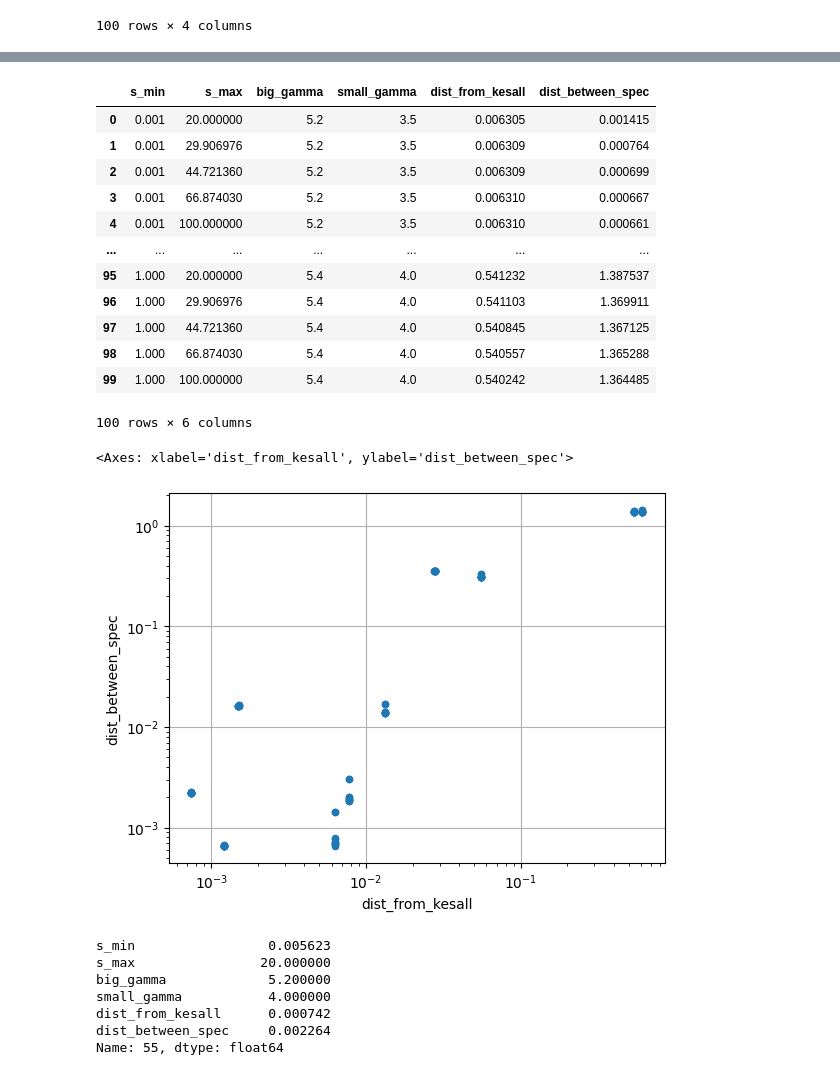
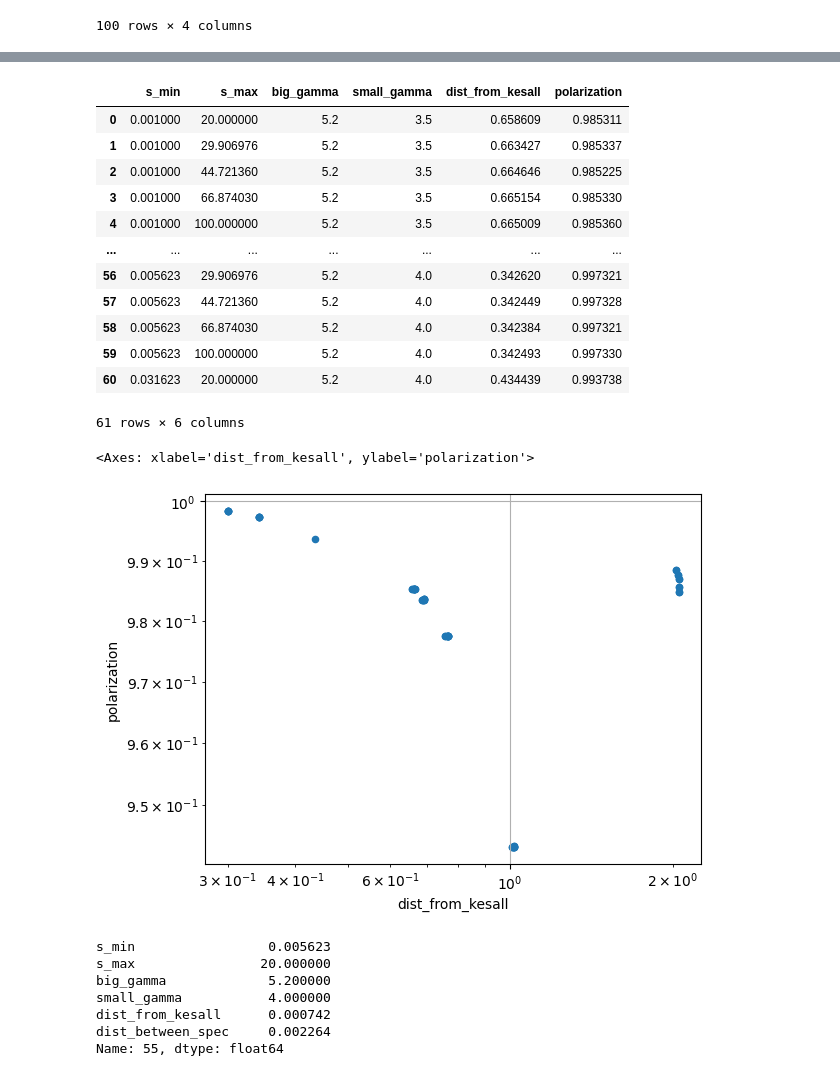
Before and after one commit to oravitan/zodiacal-polarized, a Jupyter notebook: notebooks/generate_mie_models.ipynb, the cells around one changed output, grey strips where cells are left out. Saved outputs shown, nothing was run; the diff lists cells and outputs as text; code cells hidden in the pictures.

Commit message:
run attempts to minimize scattering dop - WIP

```diff
--- a/notebooks/generate_mie_models.ipynb
+++ b/notebooks/generate_mie_models.ipynb
@@ -25,0 +14,5 @@ def bhat_distance(theta, func1, func2):
+# %%
+wavelength = SPECTRUM_DIRBE[:3].to('nm').value  # in nm
+C = list(zip(*PHASE_FUNCTION_DIRBE))[:3]
+C_w = dict(zip(wavelength.round().astype(int), C))
+C_w = {1250: C_w[1250]}
@@ -53,26 +79,3 @@ Number of models to train: 100
 | 98 | 1.000 | 66.874030 | 5.4 | 4.0 |
 | 99 | 1.000 | 100.000000 | 5.4 | 4.0 |
 100 rows × 4 columns
-# %%
-results = []
-for ind, row in tqdm(parameter_mapping.iterrows(), total=len(parameter_mapping)):
-    # create a Mie scattering model
-    psm = ParticleSizeModel(s_min=row['s_min'], s_max=row['s_max'], big_gamma=row['big_gamma'],
-                            small_gamma=row['small_gamma'])  # create a particle size model
-    mie = MieScatteringModel.train(spectrum, particle_size=psm)  # train a Mie scattering model
-
-    # plot the model
-    mueller_125um = mie.get_mueller_matrix(1250, theta)  # get the scattering
-    mie_phase_func_125um = mueller_125um[..., 0, 0, 0]
-    dist_from_kesall = distance_from_kelsall(theta, mie_phase_func_125um)
-
-    mueller_spec = mie.get_mueller_matrix(np.array((spectrum.min(), spectrum.max())), theta)  # get the scattering
-    mie_phase_func_spec = mueller_spec[..., 0, 0]
-    dist_between_spec = bhat_distance(theta, mie_phase_func_spec[..., 0], mie_phase_func_spec[..., -1])
-
-    row_dict = row.to_dict()
-    row_dict['dist_from_kesall'] = dist_from_kesall
-    row_dict['dist_between_spec'] = dist_between_spec
-
-    print(row_dict)
-    results.append(row_dict)
@@ -92,0 +82,13 @@ for ind, row in tqdm(parameter_mapping.iterrows(), total=len(parameter_mapping))
+# %%
+iterator = tqdm(parameter_mapping.iterrows(), total=len(parameter_mapping))
+results = []
+for ind, row in iterator:
+    # create a Mie scattering model
+    dist_kelsall, polariz = optimization_cost(s_min=row['s_min'], s_max=row['s_max'], big_gamma=row['big_gamma'],
+                            small_gamma=row['small_gamma'])
+
+    row_dict = row.to_dict()
+    row_dict['dist_from_kesall'] = dist_kelsall
+    row_dict['polarization'] = polariz
+    results.append(row_dict)
+    iterator.set_description(", ".join([f"{k}: {row_dict[k]: .3f}" for k in row_dict]))
@@ -93,25 +131,26 @@ for ind, row in tqdm(parameter_mapping.iterrows(), total=len(parameter_mapping))
 # %%
 results_df = pd.DataFrame(results)
+results_df.dist_from_kesall = -results_df.dist_from_kesall
 results_df
 # %% [output]
-|  | s_min | s_max | big_gamma | small_gamma | dist_from_kesall | dist_between_spec |
-| 0 | 0.001 | 20.000000 | 5.2 | 3.5 | 0.006305 | 0.001415 |
-| 1 | 0.001 | 29.906976 | 5.2 | 3.5 | 0.006309 | 0.000764 |
-| 2 | 0.001 | 44.721360 | 5.2 | 3.5 | 0.006309 | 0.000699 |
-| 3 | 0.001 | 66.874030 | 5.2 | 3.5 | 0.006310 | 0.000667 |
-| 4 | 0.001 | 100.000000 | 5.2 | 3.5 | 0.006310 | 0.000661 |
+|  | s_min | s_max | big_gamma | small_gamma | dist_from_kesall | polarization |
+| 0 | 0.001000 | 20.000000 | 5.2 | 3.5 | 0.658609 | 0.985311 |
+| 1 | 0.001000 | 29.906976 | 5.2 | 3.5 | 0.663427 | 0.985337 |
+| 2 | 0.001000 | 44.721360 | 5.2 | 3.5 | 0.664646 | 0.985225 |
+| 3 | 0.001000 | 66.874030 | 5.2 | 3.5 | 0.665154 | 0.985330 |
+| 4 | 0.001000 | 100.000000 | 5.2 | 3.5 | 0.665009 | 0.985360 |
 | ... | ... | ... | ... | ... | ... | ... |
-| 95 | 1.000 | 20.000000 | 5.4 | 4.0 | 0.541232 | 1.387537 |
-| 96 | 1.000 | 29.906976 | 5.4 | 4.0 | 0.541103 | 1.369911 |
-| 97 | 1.000 | 44.721360 | 5.4 | 4.0 | 0.540845 | 1.367125 |
-| 98 | 1.000 | 66.874030 | 5.4 | 4.0 | 0.540557 | 1.365288 |
-| 99 | 1.000 | 100.000000 | 5.4 | 4.0 | 0.540242 | 1.364485 |
+| 56 | 0.005623 | 29.906976 | 5.2 | 4.0 | 0.342620 | 0.997321 |
+| 57 | 0.005623 | 44.721360 | 5.2 | 4.0 | 0.342449 | 0.997328 |
+| 58 | 0.005623 | 66.874030 | 5.2 | 4.0 | 0.342384 | 0.997321 |
+| 59 | 0.005623 | 100.000000 | 5.2 | 4.0 | 0.342493 | 0.997330 |
+| 60 | 0.031623 | 20.000000 | 5.2 | 4.0 | 0.434439 | 0.993738 |
-100 rows × 6 columns
+61 rows × 6 columns
 # %%
-results_df.plot.scatter(x='dist_from_kesall', y='dist_between_spec', grid=True, loglog=True)
+results_df.plot.scatter(x='dist_from_kesall', y='polarization', grid=True, loglog=True)
 # %% [output]
-<Axes: xlabel='dist_from_kesall', ylabel='dist_between_spec'>
+<Axes: xlabel='dist_from_kesall', ylabel='polarization'>
-[figure, old version]
+[figure, new version]
 # %%
 best_res = results_df.loc[results_df.dist_from_kesall.argmin()]
 best_res
```
Also changed, not shown: parts of 6 cells of this notebook, 1 other file.
